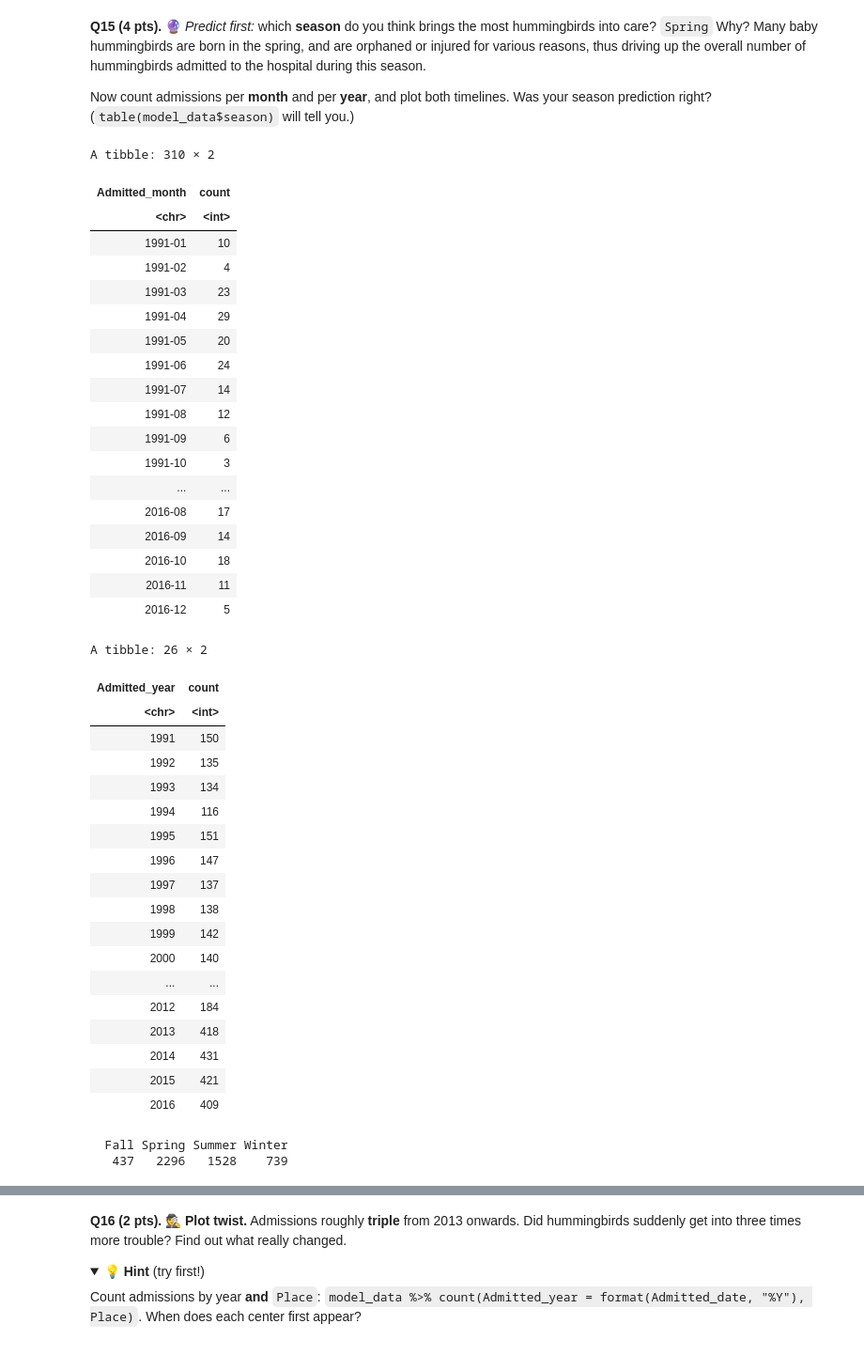
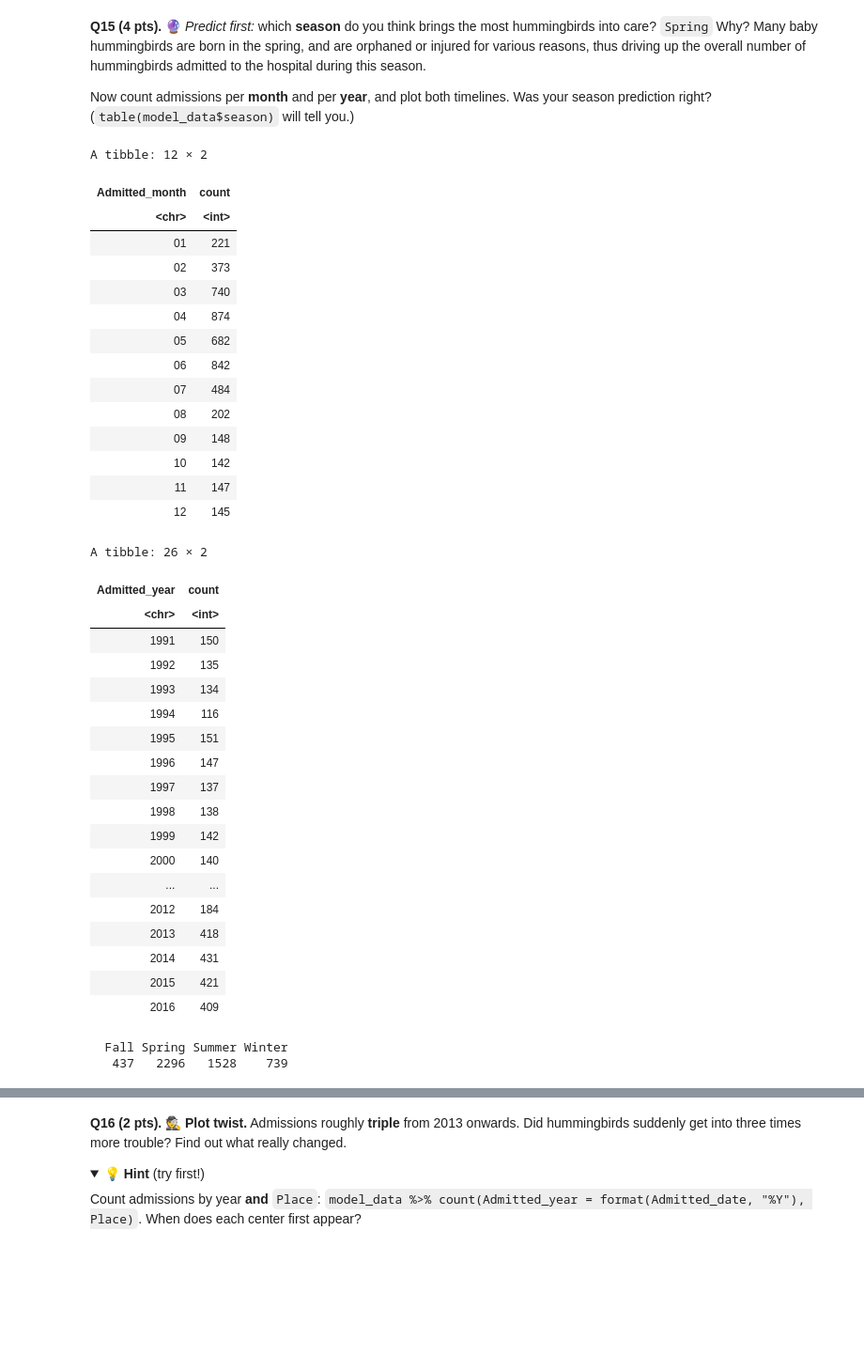
Before and after one commit to jesscoe3/MPM_200_Coe, a Jupyter notebook: Notebooks/261116_assignment_1_will__hummers_survive_JCoe.ipynb, the cells around one changed output, grey strips where cells are left out. Shown at 94% size. Drawn from its saved outputs; the diff is of its cells as text; code cells hidden in the pictures; folded sections open; blank space fills up the shorter version.

```diff
--- a/Notebooks/261116_assignment_1_will__hummers_survive_JCoe.ipynb
+++ b/Notebooks/261116_assignment_1_will__hummers_survive_JCoe.ipynb
@@ -88,7 +88,7 @@ dir.create("outputs", showWarnings = FALSE)
 
 **Q1 (2 pts).** Read `Hummingbird_data.csv` into an object called `data`. It lives on the course GitHub, so you can read it straight from the URL.
 # %%
-url <- "/content/Hummingbird_data (1).csv"
+url <- "/content/sample_data/Hummingbird_data (1).csv"
 data <- read.csv(url)
 colnames(data)
 # %% [output]
@@ -381,38 +381,34 @@ range(model_data$Admitted)
 Now count admissions per **month** and per **year**, and plot both timelines. Was your season prediction right? (`table(model_data$season)` will tell you.)
 # %%
 admissions_by_month <- model_data %>%
-  mutate(Admitted_month = format(Admitted, "%Y-%m")) %>%
+  mutate(Admitted_month = format(Admitted, "%m")) %>%
   group_by(Admitted_month) %>%
   summarise(count=n_distinct(ID))
 admissions_by_month
 
 admissions_by_year <- model_data %>%
   mutate(Admitted_year = format(Admitted, "%Y")) %>%
   group_by(Admitted_year) %>%
   summarise(count=n_distinct(ID))
 admissions_by_year
 
 table(model_data$season)
 # %% [output]
-A tibble: 310 × 2
+A tibble: 12 × 2
 | Admitted_month | count |
 | <chr> | <int> |
-| 1991-01 | 10 |
-| 1991-02 | 4 |
-| 1991-03 | 23 |
-| 1991-04 | 29 |
-| 1991-05 | 20 |
-| 1991-06 | 24 |
-| 1991-07 | 14 |
-| 1991-08 | 12 |
-| 1991-09 | 6 |
-| 1991-10 | 3 |
-| ... | ... |
-| 2016-08 | 17 |
-| 2016-09 | 14 |
-| 2016-10 | 18 |
-| 2016-11 | 11 |
-| 2016-12 | 5 |
+| 01 | 221 |
+| 02 | 373 |
+| 03 | 740 |
+| 04 | 874 |
+| 05 | 682 |
+| 06 | 842 |
+| 07 | 484 |
+| 08 | 202 |
+| 09 | 148 |
+| 10 | 142 |
+| 11 | 147 |
+| 12 | 145 |
 A tibble: 26 × 2
 | Admitted_year | count |
 | <chr> | <int> |
```
Also changed, not shown: parts of 13 cells of this notebook.
